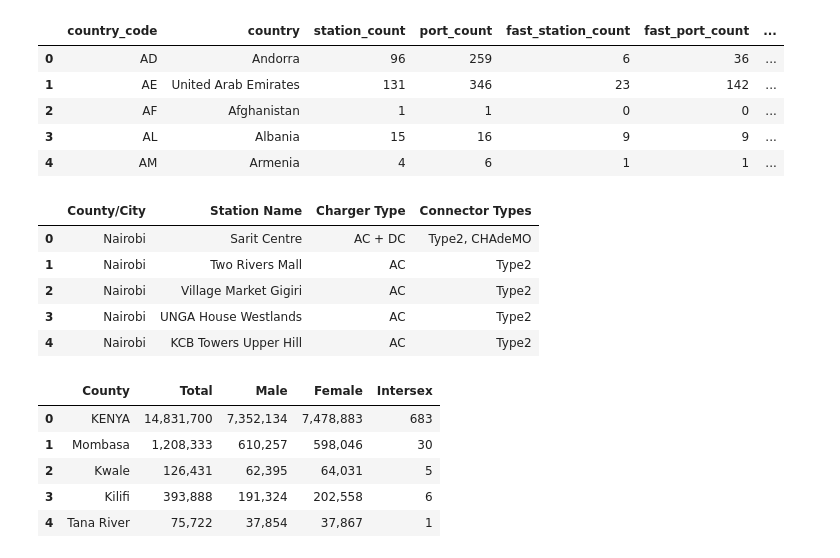
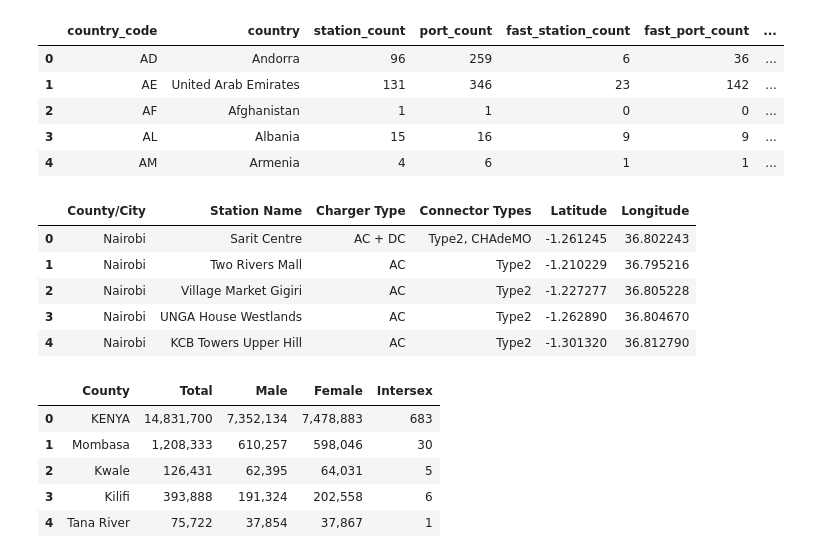
Before and after one commit to maryannngongi/EV_Charging_Stations_Optimization, a Jupyter notebook: Notebooks/maryann.ipynb, the cells around one changed output. Drawn from its saved outputs; the diff is of its cells as text; code cells hidden in the pictures.

```diff
--- a/Notebooks/maryann.ipynb
+++ b/Notebooks/maryann.ipynb
@@ -34,13 +37,13 @@ world_summary_df.head()
 | 3 | AL | Albania | 15 | 16 | 9 | 9 | ... |
 | 4 | AM | Armenia | 4 | 6 | 1 | 1 | ... |
 # %%
-kenya_ev_stations_df = pd.read_csv('../Data/kenya_ev_charging_stations_sample.csv')
-kenya_ev_stations_df.head()
+kenya_stations_sample = pd.read_csv('../Data/kenya_ev_charging_stations_sample_new.csv')
+kenya_stations_sample.head()
 # %% [output]
-|  | County/City | Station Name | Charger Type | Connector Types |
-| 0 | Nairobi | Sarit Centre | AC + DC | Type2, CHAdeMO |
-| 1 | Nairobi | Two Rivers Mall | AC | Type2 |
-| 2 | Nairobi | Village Market Gigiri | AC | Type2 |
-| 3 | Nairobi | UNGA House Westlands | AC | Type2 |
-| 4 | Nairobi | KCB Towers Upper Hill | AC | Type2 |
+|  | County/City | Station Name | Charger Type | Connector Types | Latitude | Longitude |
+| 0 | Nairobi | Sarit Centre | AC + DC | Type2, CHAdeMO | -1.261245 | 36.802243 |
+| 1 | Nairobi | Two Rivers Mall | AC | Type2 | -1.210229 | 36.795216 |
+| 2 | Nairobi | Village Market Gigiri | AC | Type2 | -1.227277 | 36.805228 |
+| 3 | Nairobi | UNGA House Westlands | AC | Type2 | -1.262890 | 36.804670 |
+| 4 | Nairobi | KCB Towers Upper Hill | AC | Type2 | -1.301320 | 36.812790 |
 # %%
```
Also changed, not shown: parts of 62 cells of this notebook.
